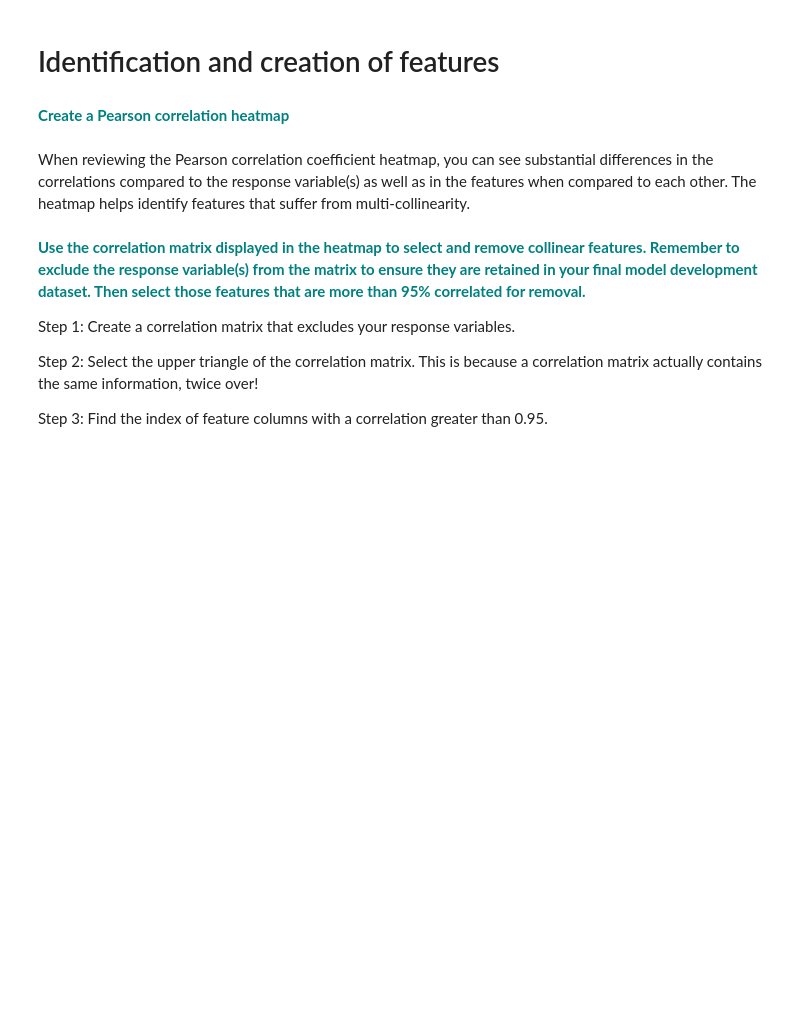
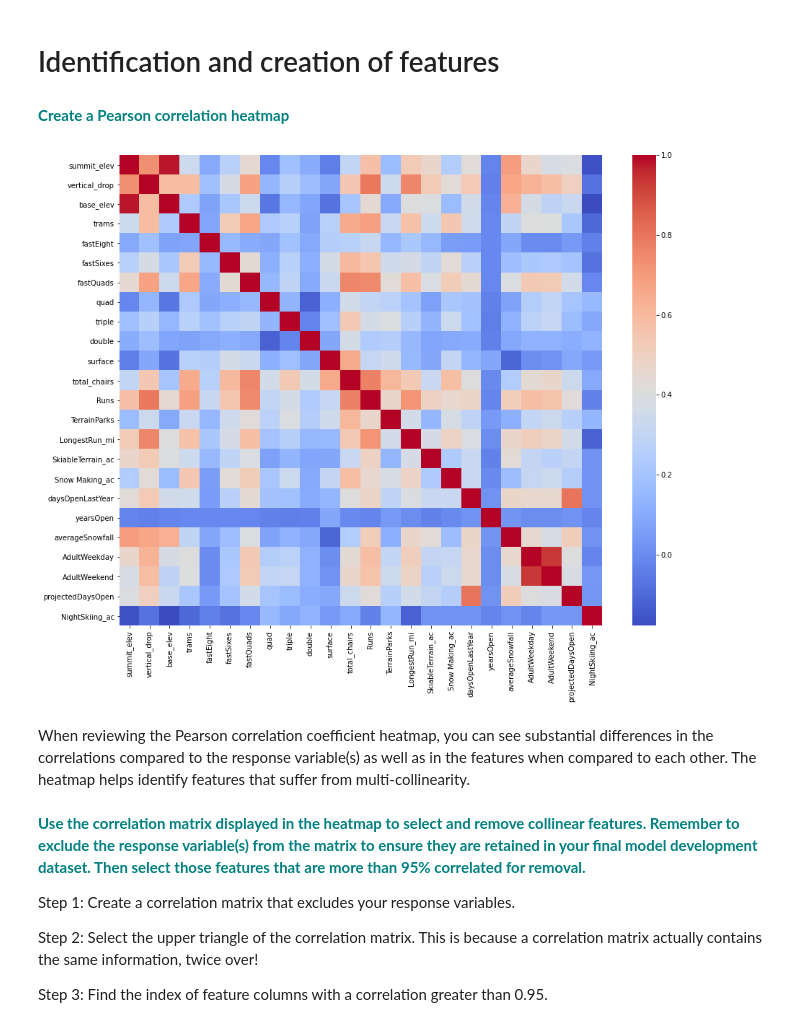
Before and after one commit to mkosik89/Springboard, a Jupyter notebook: GuidedCapstone/Notebook_stepthree.ipynb, the cells around one changed output. Drawn from its saved outputs; the diff is of its cells as text; code cells hidden in the pictures; blank space fills up the shorter version.

```diff
--- a/GuidedCapstone/Notebook_stepthree.ipynb
+++ b/GuidedCapstone/Notebook_stepthree.ipynb
@@ -248,9 +282,11 @@ g=sns.pairplot(dfno)
 # %%
 plt.figure(figsize = (15,12))
 #Calculate the correlation coefficients
-corr =sns.heatmap(dfno.corr(),cmap='coolwarm')
+corr =sns.heatmap(df.corr(),cmap='coolwarm')
 #plot it in the next line
 #corr.round(2).style.background_gradient(cmap='coolwarm')
+# %% [output]
+[figure, added]
 # %% [markdown]
 When reviewing the Pearson correlation coefficient heatmap, you can see substantial differences in the correlations compared to the response variable(s) as well as in the features when compared to each other. The heatmap helps identify features that suffer from multi-collinearity.
 # %% [markdown]
```
Also changed, not shown: parts of 20 cells of this notebook, 1 other file.
